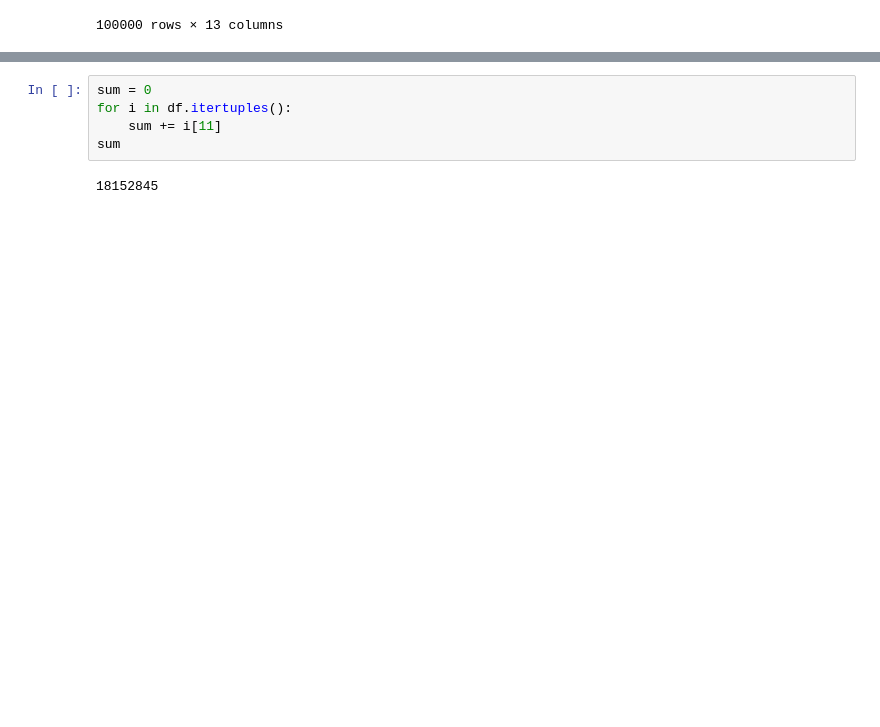
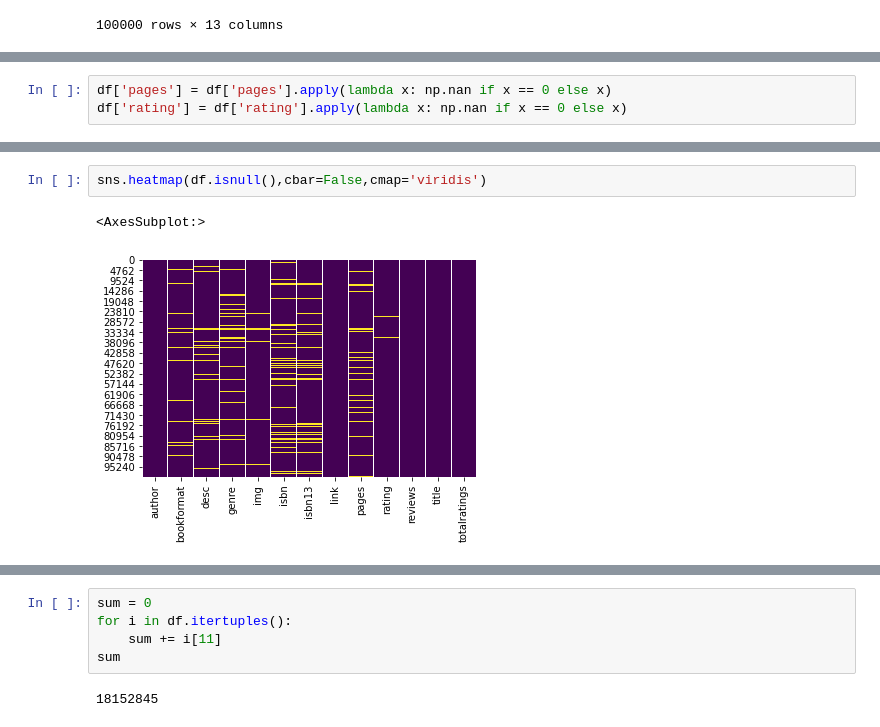
Before and after one commit to RitaPeixoto/FEUP-PRI, a Jupyter notebook: descriptive_analysis.ipynb, the cells around one changed output, grey strips where cells are left out. Cells and saved outputs as stored; diff of their text form; blank space fills up the shorter version.

```diff
--- a/descriptive_analysis.ipynb
+++ b/descriptive_analysis.ipynb
@@ -241,0 +25,3 @@ Mass Market Paperback
+# %%
+df['pages'] = df['pages'].apply(lambda x: np.nan if x == 0 else x)
+df['rating'] = df['rating'].apply(lambda x: np.nan if x == 0 else x)
@@ -241,0 +68,5 @@ Mass Market Paperback
+# %%
+sns.heatmap(df.isnull(),cbar=False,cmap='viridis')
+# %% [output]
+<AxesSubplot:>
+[figure, added]
```
Also changed, not shown: parts of 50 cells of this notebook, 21 other files.
